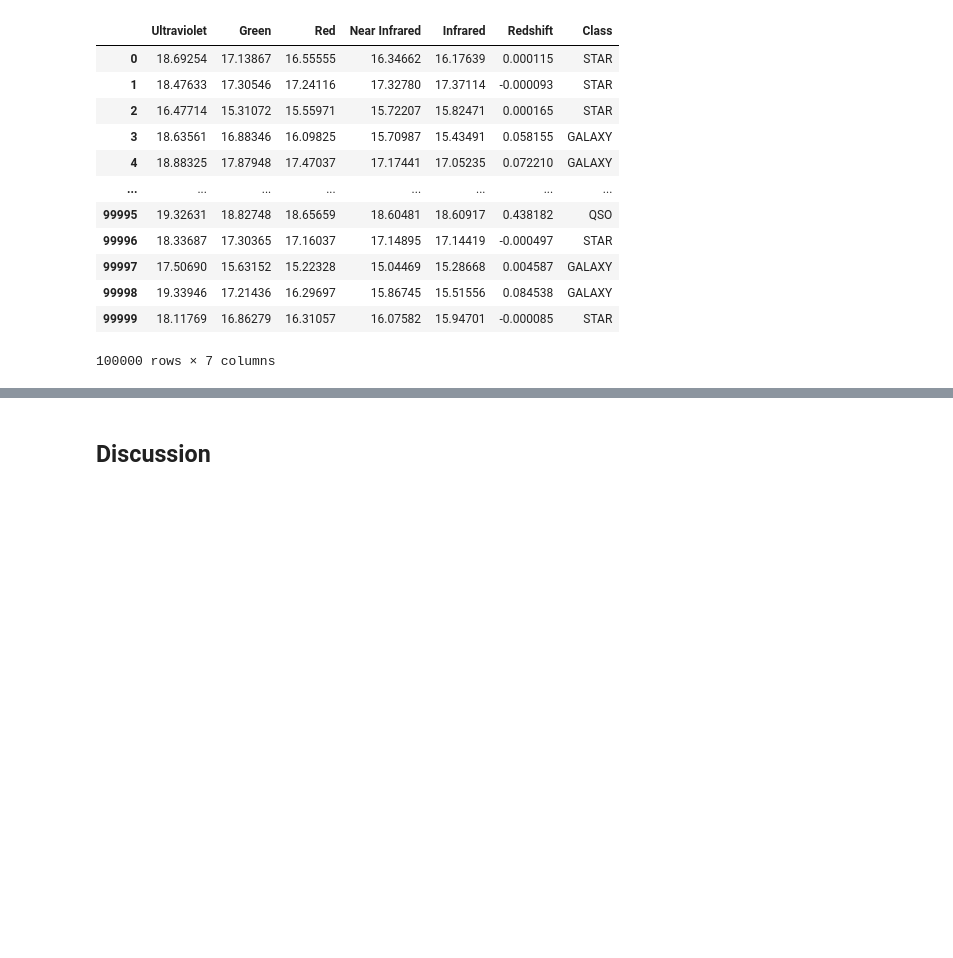
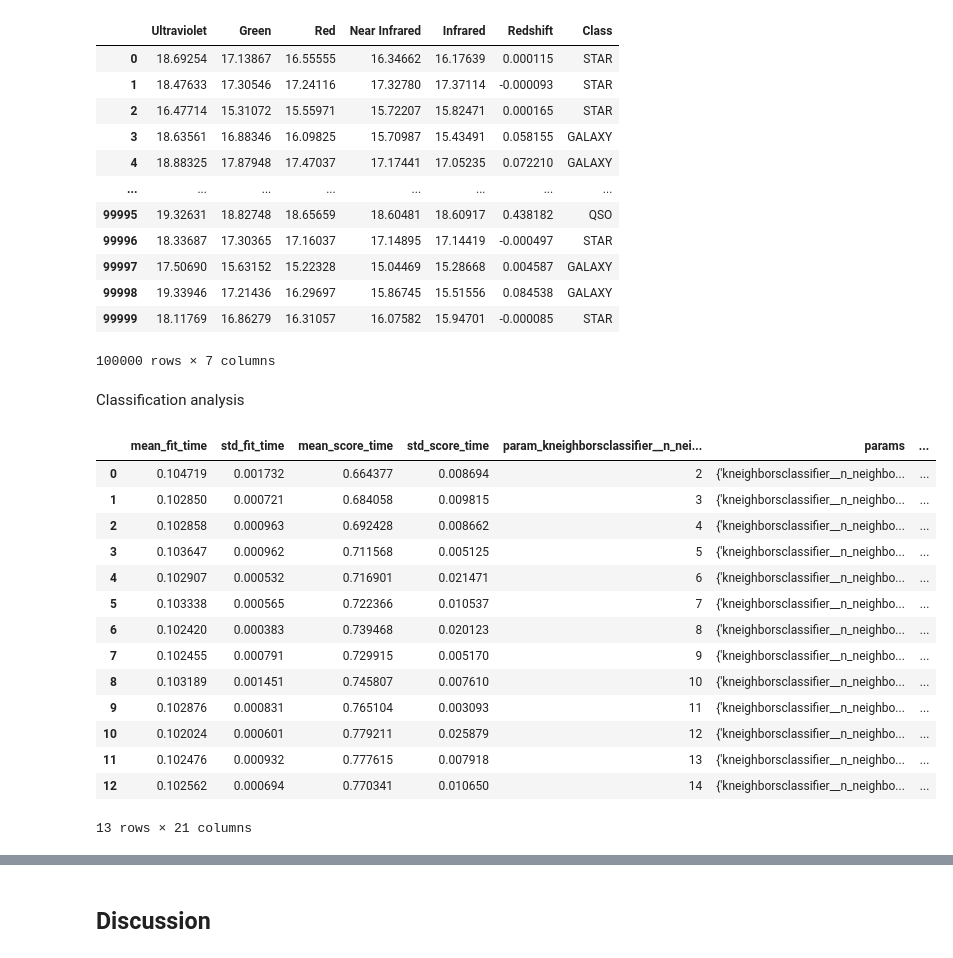
Before and after one commit to aidan215/DSCI-100-Group-17, a Jupyter notebook: report.ipynb, the cells around one changed output, grey strips where cells are left out. Saved outputs shown, nothing was run; the diff lists cells and outputs as text; code cells hidden in the pictures; blank space fills up the shorter version.

Commit message:
Added classification analysis

```diff
--- a/report.ipynb
+++ b/report.ipynb
@@ -98,3 +98,66 @@ star_filtered
 | 99998 | 19.33946 | 17.21436 | 16.29697 | 15.86745 | 15.51556 | 0.084538 | GALAXY |
 | 99999 | 18.11769 | 16.86279 | 16.31057 | 16.07582 | 15.94701 | -0.000085 | STAR |
 100000 rows × 7 columns
+# %% [markdown]
+Classification analysis
+# %%
+import numpy as np
+from sklearn.model_selection import GridSearchCV, cross_validate
+from sklearn.neighbors import KNeighborsClassifier
+from sklearn import set_config
+from sklearn.compose import make_column_transformer
+from sklearn.pipeline import make_pipeline
+from sklearn.preprocessing import StandardScaler
+set_config(transform_output="pandas")
+
+np.random.seed(1234)
+
+star_train, star_test = train_test_split(
+    star_filtered, train_size=0.75
+)
+
+star_knn_1 = KNeighborsClassifier()
+
+star_preprocessor = make_column_transformer(
+    (StandardScaler(), ["Ultraviolet", "Green", "Red", "Near Infrared", "Infrared", "Redshift"])
+)
+
+star_pipeline = make_pipeline(star_preprocessor, star_knn_1)
+
+parameter_grid ={
+    "kneighborsclassifier__n_neighbors" : range(2,15,1),
+}
+
+star_tune = GridSearchCV(
+    star_pipeline,
+    parameter_grid,
+    cv=5,
+    return_train_score=True,
+    n_jobs=-1
+)
+
+star_model = star_tune.fit(star_train[["Ultraviolet", "Green", "Red", "Near Infrared", "Infrared", "Redshift"]], star_train["Class"])
+
+star_accuracy = pd.DataFrame(star_model.cv_results_)
+
+#accuracy_plot = alt.Chart(star_accuracy).mark_line(point=True).encode(
+   # x=alt.X("
+#)
+
+star_accuracy
+# %% [output]
+|  | mean_fit_time | std_fit_time | mean_score_time | std_score_time | param_kneighborsclassifier__n_nei... | params | ... |
+| 0 | 0.104719 | 0.001732 | 0.664377 | 0.008694 | 2 | {'kneighborsclassifier__n_neighbo... | ... |
+| 1 | 0.102850 | 0.000721 | 0.684058 | 0.009815 | 3 | {'kneighborsclassifier__n_neighbo... | ... |
+| 2 | 0.102858 | 0.000963 | 0.692428 | 0.008662 | 4 | {'kneighborsclassifier__n_neighbo... | ... |
+| 3 | 0.103647 | 0.000962 | 0.711568 | 0.005125 | 5 | {'kneighborsclassifier__n_neighbo... | ... |
+| 4 | 0.102907 | 0.000532 | 0.716901 | 0.021471 | 6 | {'kneighborsclassifier__n_neighbo... | ... |
+| 5 | 0.103338 | 0.000565 | 0.722366 | 0.010537 | 7 | {'kneighborsclassifier__n_neighbo... | ... |
+| 6 | 0.102420 | 0.000383 | 0.739468 | 0.020123 | 8 | {'kneighborsclassifier__n_neighbo... | ... |
+| 7 | 0.102455 | 0.000791 | 0.729915 | 0.005170 | 9 | {'kneighborsclassifier__n_neighbo... | ... |
+| 8 | 0.103189 | 0.001451 | 0.745807 | 0.007610 | 10 | {'kneighborsclassifier__n_neighbo... | ... |
+| 9 | 0.102876 | 0.000831 | 0.765104 | 0.003093 | 11 | {'kneighborsclassifier__n_neighbo... | ... |
+| 10 | 0.102024 | 0.000601 | 0.779211 | 0.025879 | 12 | {'kneighborsclassifier__n_neighbo... | ... |
+| 11 | 0.102476 | 0.000932 | 0.777615 | 0.007918 | 13 | {'kneighborsclassifier__n_neighbo... | ... |
+| 12 | 0.102562 | 0.000694 | 0.770341 | 0.010650 | 14 | {'kneighborsclassifier__n_neighbo... | ... |
+13 rows × 21 columns
```
Also changed, not shown: parts of 4 cells of this notebook.
